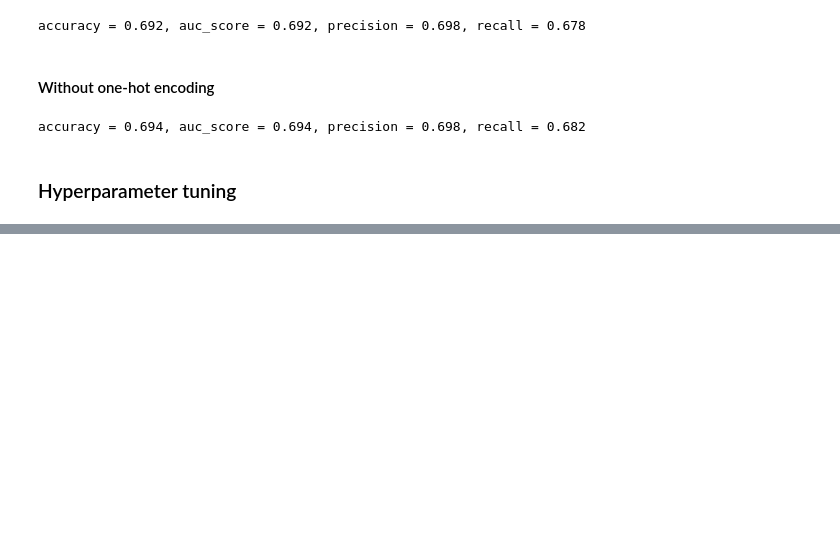
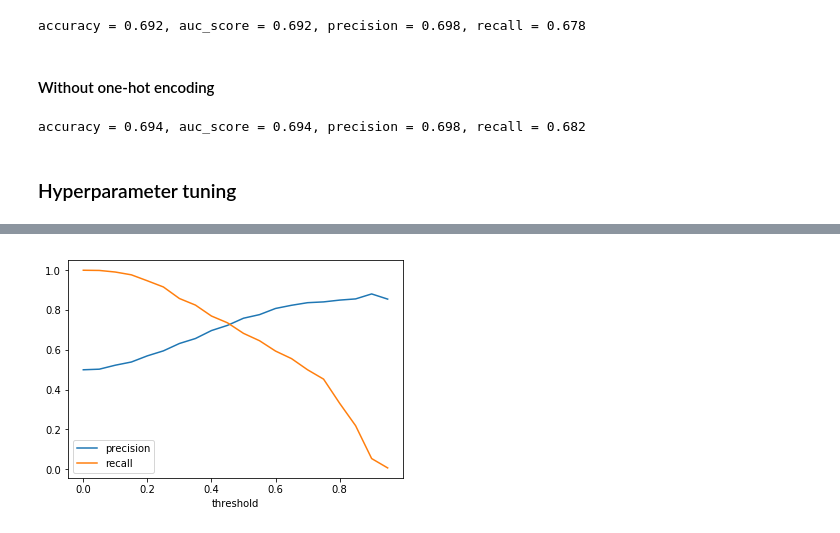
Before and after one commit to jackbustertann/cardiovascular_disease_detection, a Jupyter notebook: index.ipynb, the cells around one changed output, grey strips where cells are left out. Saved outputs shown, nothing was run; the diff lists cells and outputs as text; code cells hidden in the pictures; blank space fills up the shorter version.

```diff
--- a/index.ipynb
+++ b/index.ipynb
@@ -303,9 +311,9 @@ accuracy = 0.731, auc_score = 0.731, precision = 0.76, recall = 0.676
 # %%
-def precision_recall_curve(X, y, thresholds):
+def precision_recall_curve(model, X, y, thresholds):
     precisions = []
     recalls = []
     for threshold in thresholds:
-        y_proba = base_lr_model.predict_proba(X)[:,1]
+        y_proba = model.predict_proba(X)[:,1]
         y_pred = np.array(pd.Series(y_proba).map(lambda x: 1 if x > threshold else 0))
         precision, recall = round(precision_score(y, y_pred), 3), round(recall_score(y, y_pred), 3)
         precisions.append(precision)
@@ -389,0 +418,8 @@ plt.plot(ks, scores);
+# %%
+precisions, recalls, thresholds = precision_recall_curve(tuned_knn_model, X_test_without_onehot, y_test, list(np.arange(0,1, 0.05)))
+plt.plot(thresholds, precisions, label = 'precision')
+plt.plot(thresholds, recalls, label = 'recall')
+plt.legend()
+plt.xlabel('threshold');
+# %% [output]
+[figure, added]
```
Also changed, not shown: parts of 13 cells of this notebook.
